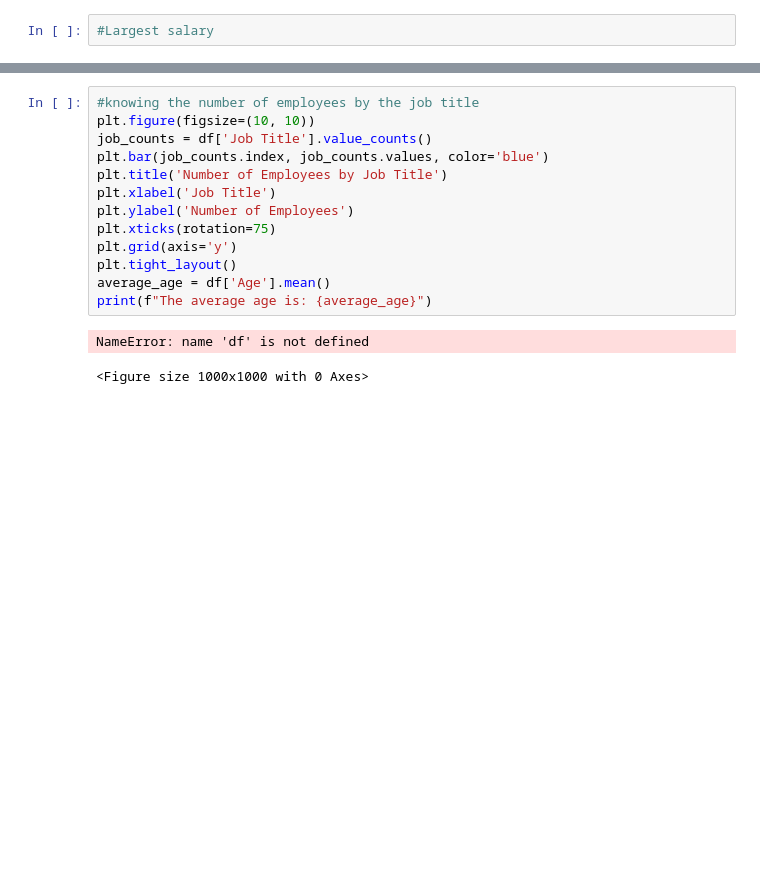
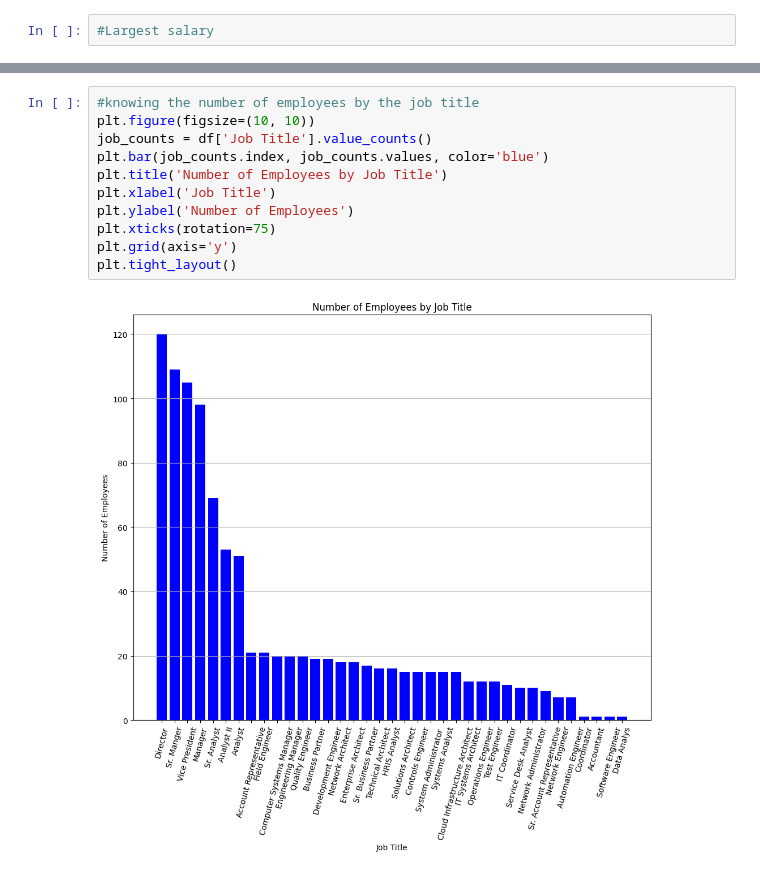
Before and after one commit to SaifAttieh03/Matplotlib-task, a Jupyter notebook: matplotlib new.ipynb, the cells around one changed output, grey strips where cells are left out. Drawn from its saved outputs; the diff is of its cells as text; blank space fills up the shorter version.

```diff
--- a/matplotlib new.ipynb
+++ b/matplotlib new.ipynb
@@ -106,17 +226,14 @@ NameError: name 'df' is not defined
 # %%
 #knowing the number of employees by the job title
 plt.figure(figsize=(10, 10))
 job_counts = df['Job Title'].value_counts()
 plt.bar(job_counts.index, job_counts.values, color='blue')
 plt.title('Number of Employees by Job Title')
 plt.xlabel('Job Title')
 plt.ylabel('Number of Employees')
 plt.xticks(rotation=75)
 plt.grid(axis='y')
 plt.tight_layout()
-average_age = df['Age'].mean()
-print(f"The average age is: {average_age}")
 # %% [output]
-NameError: name 'df' is not defined
-<Figure size 1000x1000 with 0 Axes>
+[figure, added]
 # %%
```
Also changed, not shown: parts of 16 cells of this notebook, 2 other files.
